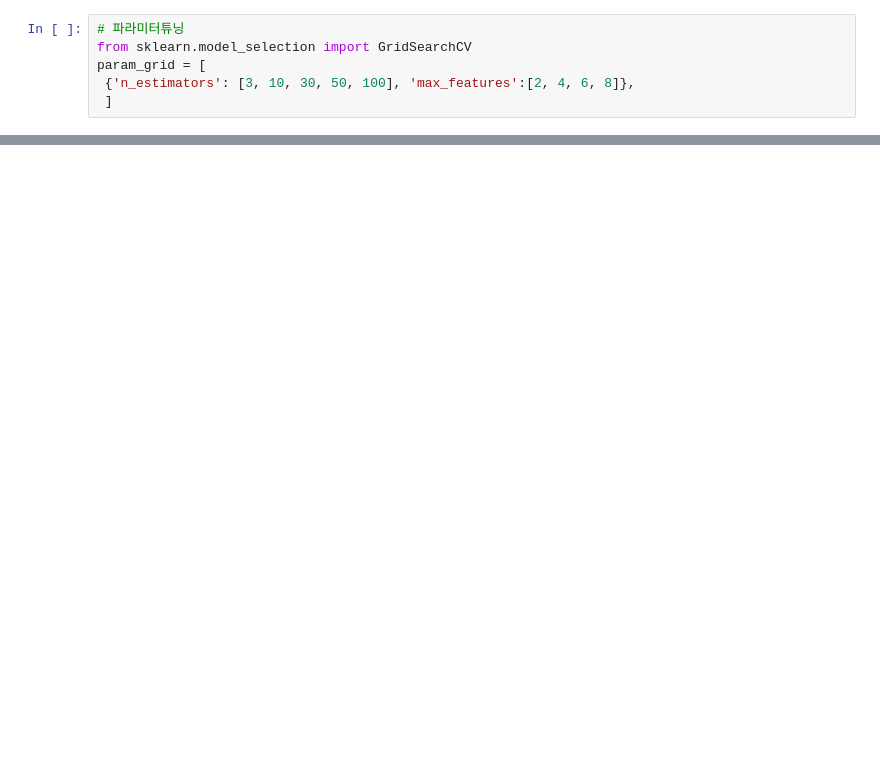
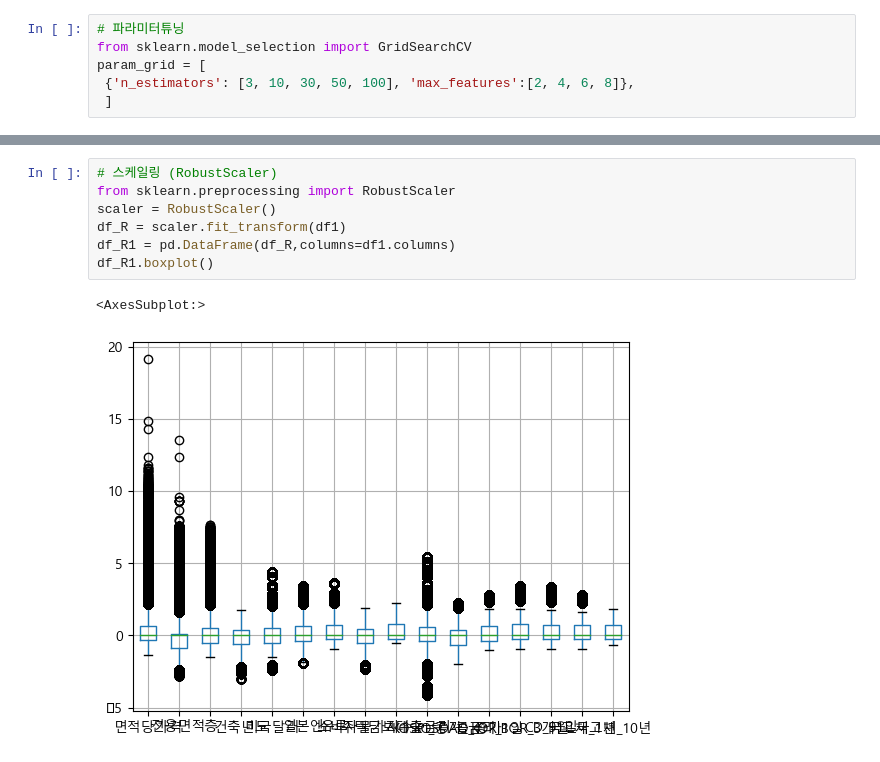
Before and after one commit to cesong2/-Mini-project1, a Jupyter notebook: mini_project_sjs_230324.ipynb, the cells around one changed output, grey strips where cells are left out. Saved outputs shown, nothing was run; the diff lists cells and outputs as text; blank space fills up the shorter version.

```diff
--- a/mini_project_sjs_230324.ipynb
+++ b/mini_project_sjs_230324.ipynb
@@ -561,0 +1209,10 @@ print(rms)'''
+# %%
+# 스케일링 (RobustScaler)
+from sklearn.preprocessing import RobustScaler
+scaler = RobustScaler()
+df_R = scaler.fit_transform(df1)
+df_R1 = pd.DataFrame(df_R,columns=df1.columns)
+df_R1.boxplot()
+# %% [output]
+<AxesSubplot:>
+[figure, added]
```
Also changed, not shown: parts of 60 cells of this notebook.
